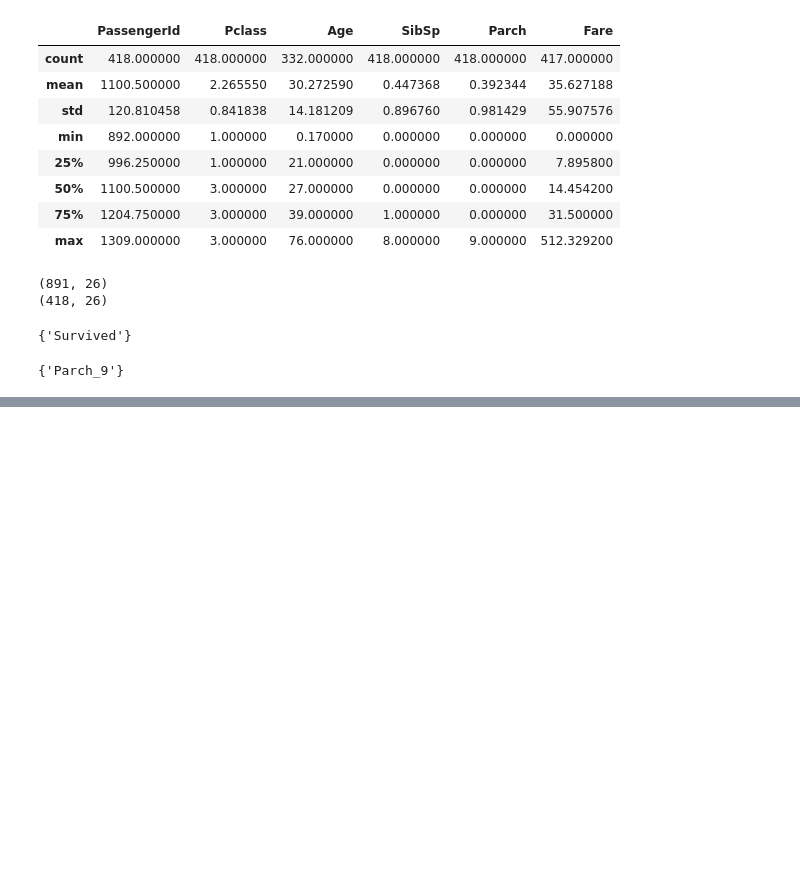
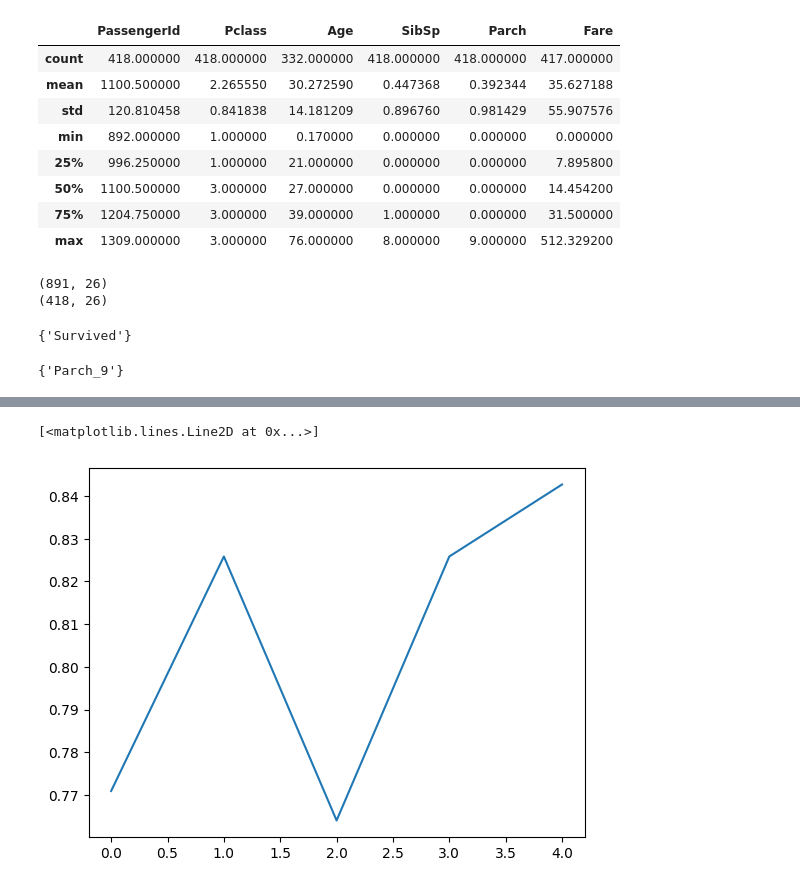
Before and after one commit to karta282950/-, a Jupyter notebook: 分類/titanic/titanic_torch_classification.ipynb, the cells around one changed output, grey strips where cells are left out. Saved outputs shown, nothing was run; the diff lists cells and outputs as text; code cells hidden in the pictures; blank space fills up the shorter version.

```diff
--- a/分類/titanic/titanic_torch_classification.ipynb
+++ b/分類/titanic/titanic_torch_classification.ipynb
@@ -100,6 +86 @@ class TitanicDataset(Dataset):
-# %%
-from torch.utils.data import DataLoader
-
-dataset = TitanicDataset(traindf)
-train_loader = DataLoader(dataset=dataset, batch_size=32, shuffle=True, num_workers=0) #num_workers 多线程
 # %%
@@ -125,34 +107 @@ class TitanicModel(torch.nn.Module):
         return x
-# %%
-model = TitanicModel()
-
-# construct loss and optimizer
-criterion = torch.nn.BCELoss()
-optimizer = torch.optim.SGD(model.parameters(), lr=0.01, momentum=0.56)
-
-losses = []
-for epoch in range(1000):
-    train_loss = 0
-    num_right = 0
-    total = 0
-    for i, data in enumerate(train_loader, 0): # train_loader 是先shuffle后mini_batch
-        inputs, labels = data
-        inputs, labels = inputs.float(), labels.float().reshape(-1, 1)
-        y_pred = model(inputs)
-        loss = criterion(y_pred, labels)
-        optimizer.zero_grad()
-        loss.backward()
-        optimizer.step()
-
-        train_loss += loss.item() * len(inputs)
-        total += len(inputs)
-        result = [1 if out >= 0.5 else 0 for out in y_pred]
-        num_right += np.sum(np.array(result) == labels.numpy().reshape(-1))
-
-    train_loss = train_loss #/ total
-    accuracy = num_right #/ total
-
-    if epoch % 50 == 0:
-        print('Loss: {} Accuracy: {} Epoch:{}'.format(train_loss, accuracy, epoch))
-
-    #losses.append(loss.detach().numpy())
@@ -220,5 +220,8 @@ tensor([[1.],
 # %%
 import matplotlib.pyplot as plt
-plt.plot(losses)
+plt.plot(acc_list)
+# %% [output]
+[<matplotlib.lines.Line2D at 0x...>]
+[figure, added]
 # %%
 tensor_test_x = torch.FloatTensor(testdf.values)
```
Also changed, not shown: parts of 19 cells of this notebook, 28 other files.
